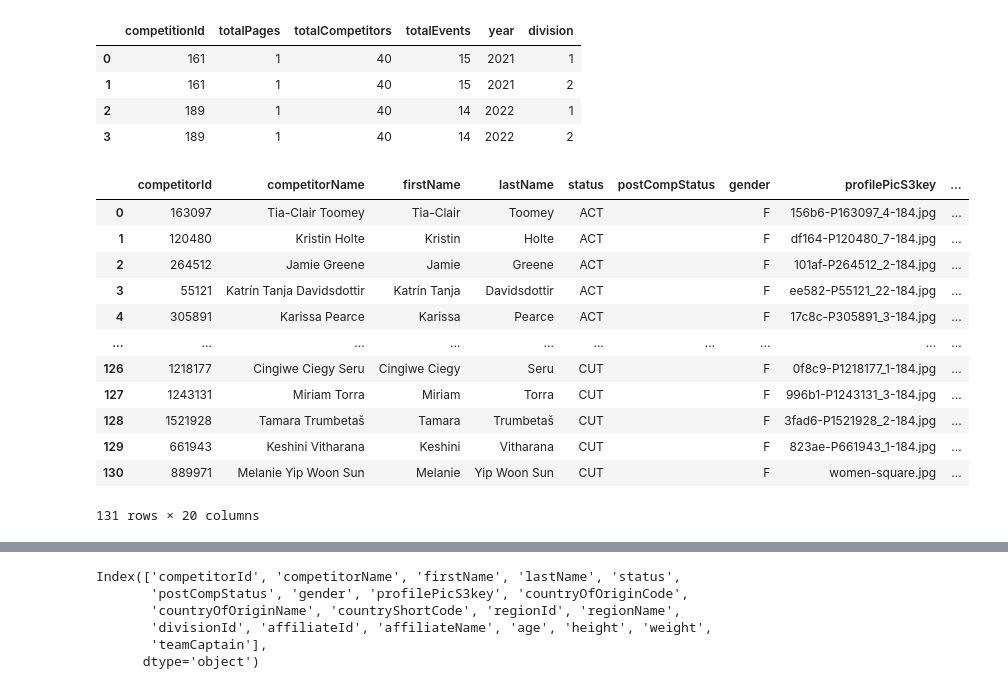
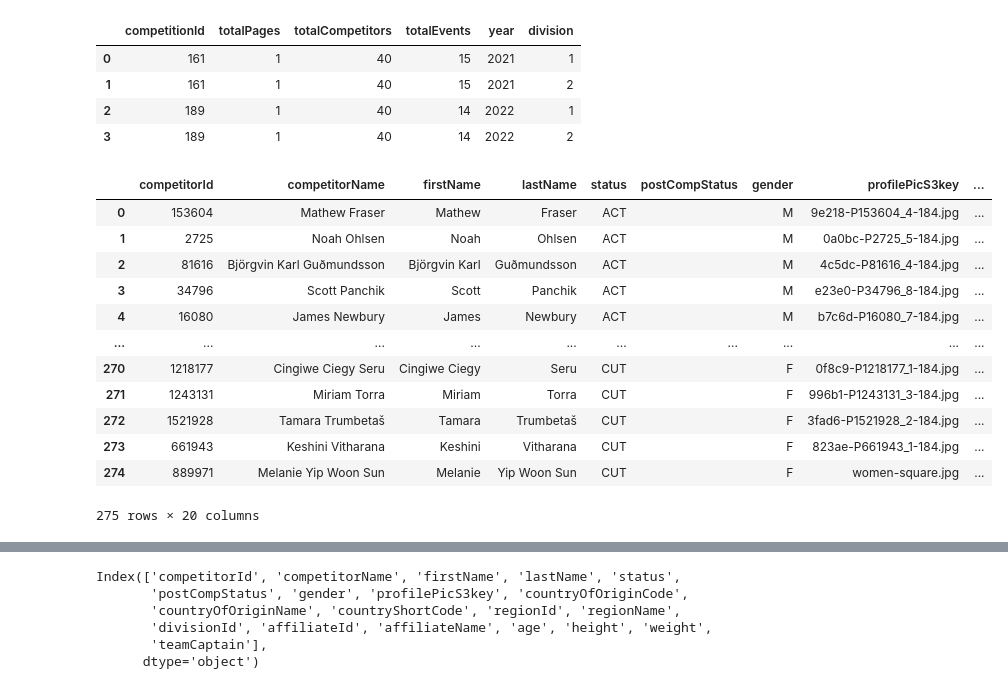
Before and after one commit to ArnarHardarson/rice-krispie-cakes, a Jupyter notebook: notebook_new_datamodel.ipynb, the cells around one changed output, grey strips where cells are left out. Cells and saved outputs as stored; diff of their text form; code cells hidden in the pictures.

```diff
--- a/notebook_new_datamodel.ipynb
+++ b/notebook_new_datamodel.ipynb
@@ -15,6 +15,17 @@ import re
 import matplotlib.pyplot as plt
 # %%
 def games_json_dump(year=2022, division=1, page=1):
+    """
+
+    This function calls Crossfits webservice and returns json data on different years and divisions for the Crossfit Games
+    Leaderboard.
+
+    Parameters:
+        - year from 2007 until most recent
+        - division is either 1 for male or 2 for female
+        - page is the number of page we are on the leaderboard
+
+    """
     url = f"https://c3po.crossfit.com/api/leaderboards/v2/competitions/games/{year}/leaderboards?division={division}&sort=0&page={page}"
     #Sends the request and reads the response.
     response = requests.get(url)
@@ -23,6 +34,17 @@ def games_json_dump(year=2022, division=1, page=1):
     return(response)
 # %%
 def games_info(year=2022, division=1):
+    """
+
+    This function calls Crossfits webservice and returns json data on different years and divisions for the Crossfit Games
+    Leaderboard.
+
+    Parameters:
+        - year from 2007 until most recent
+        - division is either 1 for male or 2 for female
+        - page is the number of page we are on the leaderboard
+
+    """
     # get the json data from the web service
     response = games_json_dump(year=year, division=division)
 
@@ -111,17 +166 @@ def games_info_competitors(year, division):
     return(df_games_info_competitors)
-# %%
-games_info_competitors(2019,2)
-# %% [output]
-|  | competitorId | competitorName | firstName | lastName | status | postCompStatus | gender | profilePicS3key | ... |
-| 0 | 163097 | Tia-Clair Toomey | Tia-Clair | Toomey | ACT |  | F | 156b6-P163097_4-184.jpg | ... |
-| 1 | 120480 | Kristin Holte | Kristin | Holte | ACT |  | F | df164-P120480_7-184.jpg | ... |
-| 2 | 264512 | Jamie Greene | Jamie | Greene | ACT |  | F | 101af-P264512_2-184.jpg | ... |
-| 3 | 55121 | Katrín Tanja Davidsdottir | Katrín Tanja | Davidsdottir | ACT |  | F | ee582-P55121_22-184.jpg | ... |
-| 4 | 305891 | Karissa Pearce | Karissa | Pearce | ACT |  | F | 17c8c-P305891_3-184.jpg | ... |
-| ... | ... | ... | ... | ... | ... | ... | ... | ... | ... |
-| 126 | 1218177 | Cingiwe Ciegy Seru | Cingiwe Ciegy | Seru | CUT |  | F | 0f8c9-P1218177_1-184.jpg | ... |
-| 127 | 1243131 | Miriam Torra | Miriam | Torra | CUT |  | F | 996b1-P1243131_3-184.jpg | ... |
-| 128 | 1521928 | Tamara Trumbetaš | Tamara | Trumbetaš | CUT |  | F | 3fad6-P1521928_2-184.jpg | ... |
-| 129 | 661943 | Keshini Vitharana | Keshini | Vitharana | CUT |  | F | 823ae-P661943_1-184.jpg | ... |
-| 130 | 889971 | Melanie Yip Woon Sun | Melanie | Yip Woon Sun | CUT |  | F | women-square.jpg | ... |
-131 rows × 20 columns
@@ -130 +167,19 @@ games_info_competitors(2019,2)
+# %%
+a = games_info_competitors(2019,0)
+# %%
+a
+# %% [output]
+|  | competitorId | competitorName | firstName | lastName | status | postCompStatus | gender | profilePicS3key | ... |
+| 0 | 153604 | Mathew Fraser | Mathew | Fraser | ACT |  | M | 9e218-P153604_4-184.jpg | ... |
+| 1 | 2725 | Noah Ohlsen | Noah | Ohlsen | ACT |  | M | 0a0bc-P2725_5-184.jpg | ... |
+| 2 | 81616 | Björgvin Karl Guðmundsson | Björgvin Karl | Guðmundsson | ACT |  | M | 4c5dc-P81616_4-184.jpg | ... |
+| 3 | 34796 | Scott Panchik | Scott | Panchik | ACT |  | M | e23e0-P34796_8-184.jpg | ... |
+| 4 | 16080 | James Newbury | James | Newbury | ACT |  | M | b7c6d-P16080_7-184.jpg | ... |
+| ... | ... | ... | ... | ... | ... | ... | ... | ... | ... |
+| 270 | 1218177 | Cingiwe Ciegy Seru | Cingiwe Ciegy | Seru | CUT |  | F | 0f8c9-P1218177_1-184.jpg | ... |
+| 271 | 1243131 | Miriam Torra | Miriam | Torra | CUT |  | F | 996b1-P1243131_3-184.jpg | ... |
+| 272 | 1521928 | Tamara Trumbetaš | Tamara | Trumbetaš | CUT |  | F | 3fad6-P1521928_2-184.jpg | ... |
+| 273 | 661943 | Keshini Vitharana | Keshini | Vitharana | CUT |  | F | 823ae-P661943_1-184.jpg | ... |
+| 274 | 889971 | Melanie Yip Woon Sun | Melanie | Yip Woon Sun | CUT |  | F | women-square.jpg | ... |
+275 rows × 20 columns
 # %%
```
Also changed, not shown: parts of 7 cells of this notebook.
